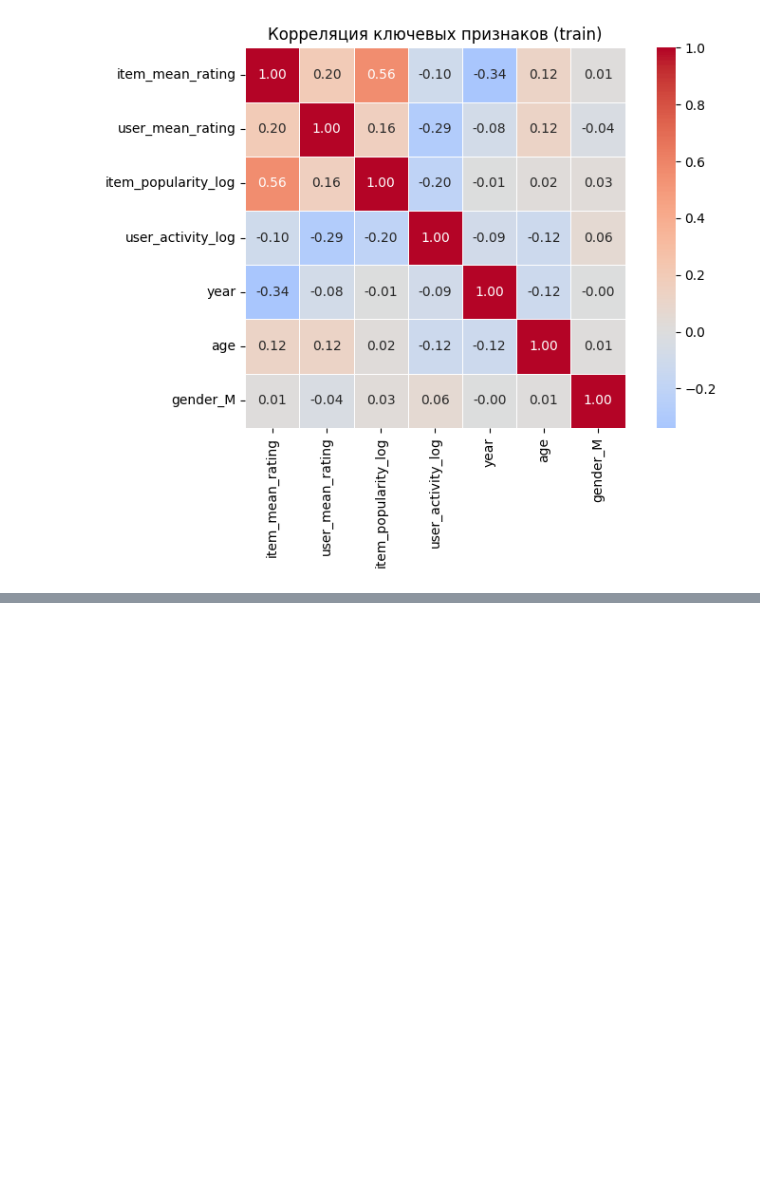
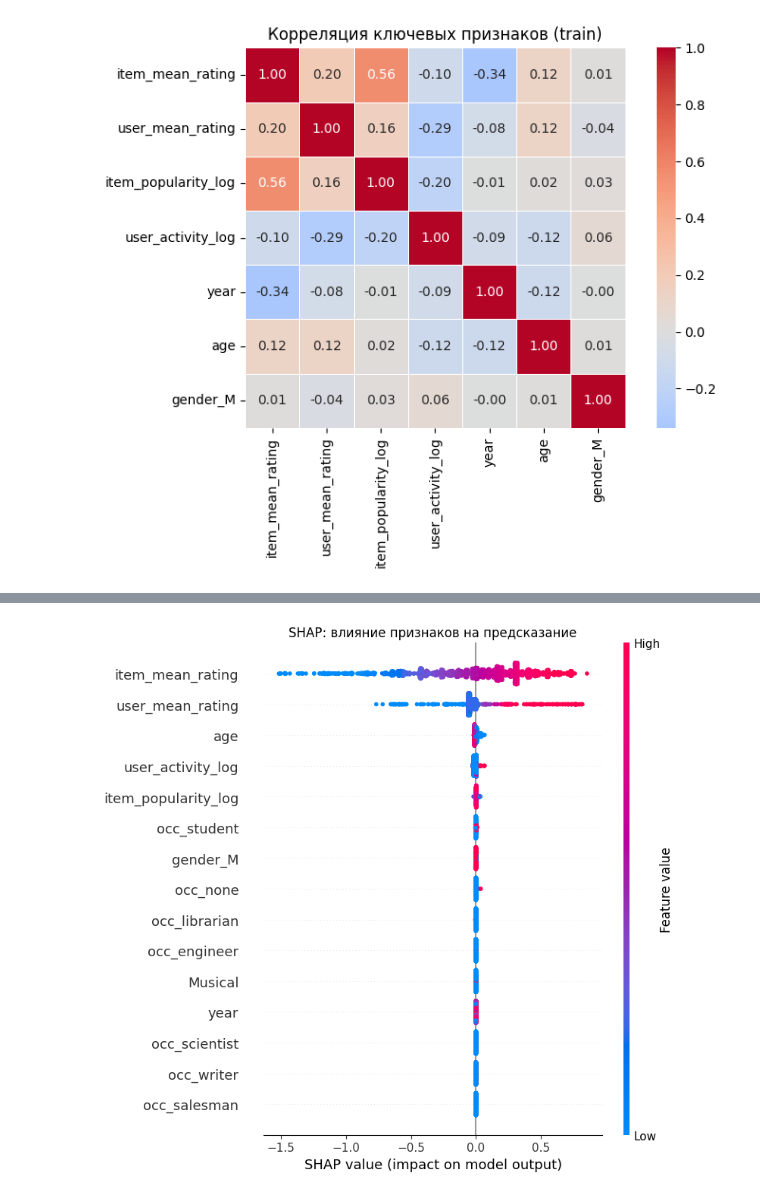
Before and after one commit to EgorMakarov567/movie-recommender-system, a Jupyter notebook: notebooks/06_content_based.ipynb, the cells around one changed output, grey strips where cells are left out. Drawn from its saved outputs; the diff is of its cells as text; code cells hidden in the pictures; blank space fills up the shorter version.

```diff
--- a/notebooks/06_content_based.ipynb
+++ b/notebooks/06_content_based.ipynb
@@ -311,0 +519,7 @@ plt.show()
+# %%
+shap.summary_plot(shap_values, X_shap, max_display=15, show=False)
+plt.title('SHAP: влияние признаков на предсказание')
+plt.tight_layout()
+plt.show()
+# %% [output]
+[figure, added]
```
Also changed, not shown: parts of 21 cells of this notebook.
